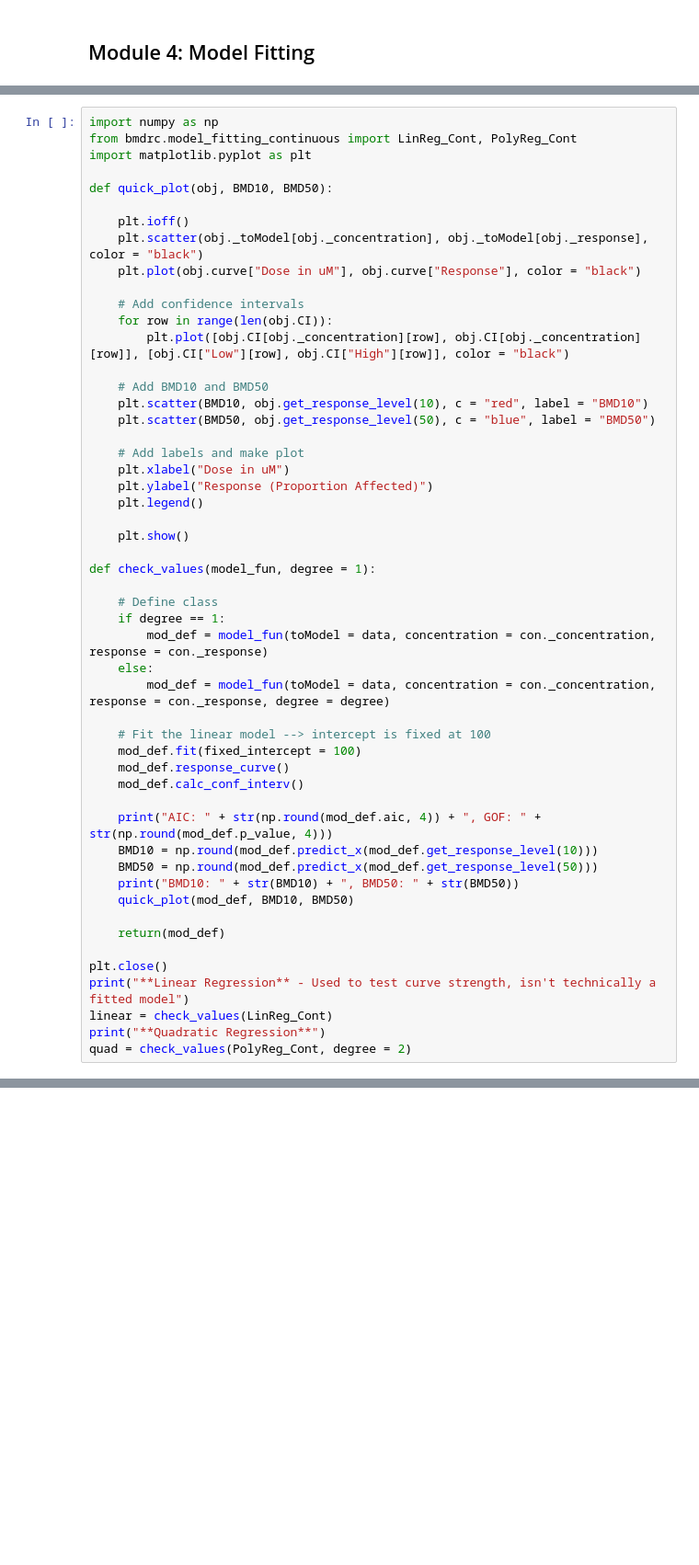
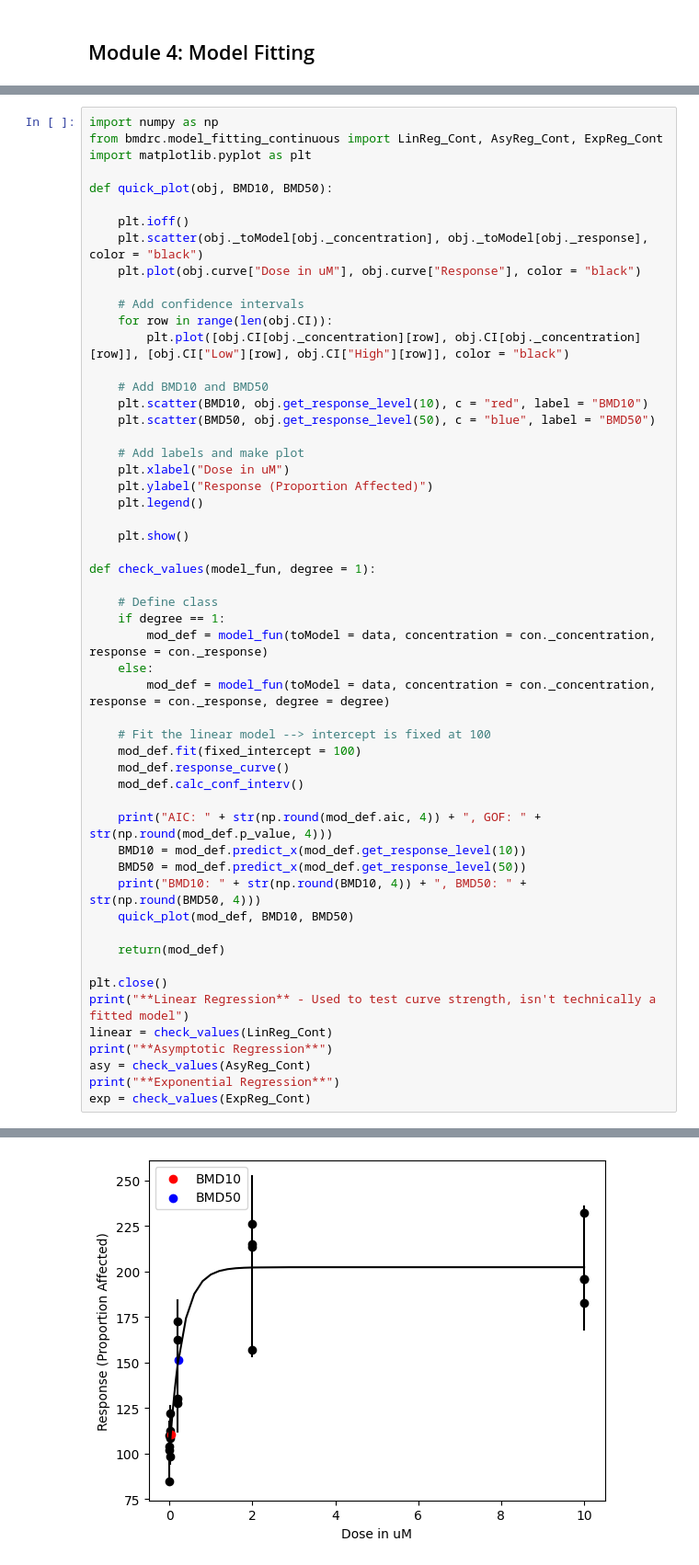
Before and after one commit to PNNL-CompBio/bmdrc, a Jupyter notebook: vignettes/Continuous Class Example.ipynb, the cells around one changed output, grey strips where cells are left out. Shown at 92% size. Saved outputs shown, nothing was run; the diff lists cells and outputs as text; blank space fills up the shorter version.

Commit message:
Added asymptotic and exponential regression

```diff
--- a/vignettes/Continuous Class Example.ipynb
+++ b/vignettes/Continuous Class Example.ipynb
@@ -149,7 +149,7 @@ data
 | 298 | 10 | 10.00 | Endpoint2 | 195.967917 | NaN | NoPlate |
 # %%
 import numpy as np
-from bmdrc.model_fitting_continuous import LinReg_Cont, PolyReg_Cont
+from bmdrc.model_fitting_continuous import LinReg_Cont, AsyReg_Cont, ExpReg_Cont
 import matplotlib.pyplot as plt
 
 def quick_plot(obj, BMD10, BMD50):
@@ -187,9 +187,9 @@ def check_values(model_fun, degree = 1):
     mod_def.calc_conf_interv()
 
     print("AIC: " + str(np.round(mod_def.aic, 4)) + ", GOF: " + str(np.round(mod_def.p_value, 4)))
-    BMD10 = np.round(mod_def.predict_x(mod_def.get_response_level(10)))
-    BMD50 = np.round(mod_def.predict_x(mod_def.get_response_level(50)))
-    print("BMD10: " + str(BMD10) + ", BMD50: " + str(BMD50))
+    BMD10 = mod_def.predict_x(mod_def.get_response_level(10))
+    BMD50 = mod_def.predict_x(mod_def.get_response_level(50))
+    print("BMD10: " + str(np.round(BMD10, 4)) + ", BMD50: " + str(np.round(BMD50, 4)))
     quick_plot(mod_def, BMD10, BMD50)
 
     return(mod_def)
@@ -197,8 +197,10 @@ def check_values(model_fun, degree = 1):
 plt.close()
 print("**Linear Regression** - Used to test curve strength, isn't technically a fitted model")
 linear = check_values(LinReg_Cont)
-print("**Quadratic Regression**")
-quad = check_values(PolyReg_Cont, degree = 2)
+print("**Asymptotic Regression**")
+asy = check_values(AsyReg_Cont)
+print("**Exponential Regression**")
+exp = check_values(ExpReg_Cont)
 # %% [output]
 **Linear Regression** - Used to test curve strength, isn't technically a fitted model
 AIC: 236.7858, GOF: 0.0
@@ -209,0 +212 @@ BMD10: [12. -0.], BMD50: [13. -1.]
+[figure, added]
```
Also changed, not shown: parts of 4 cells of this notebook, 1 other file.
